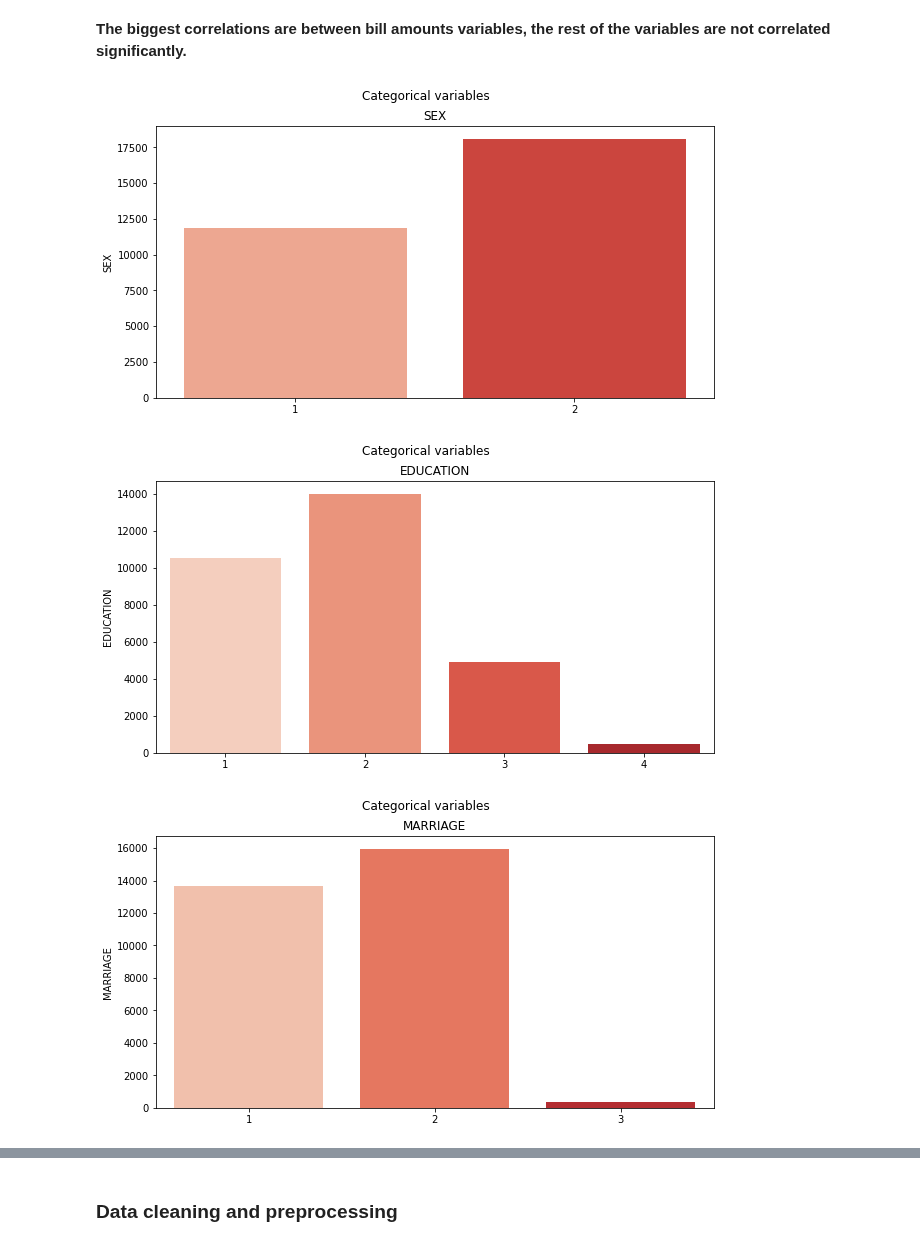
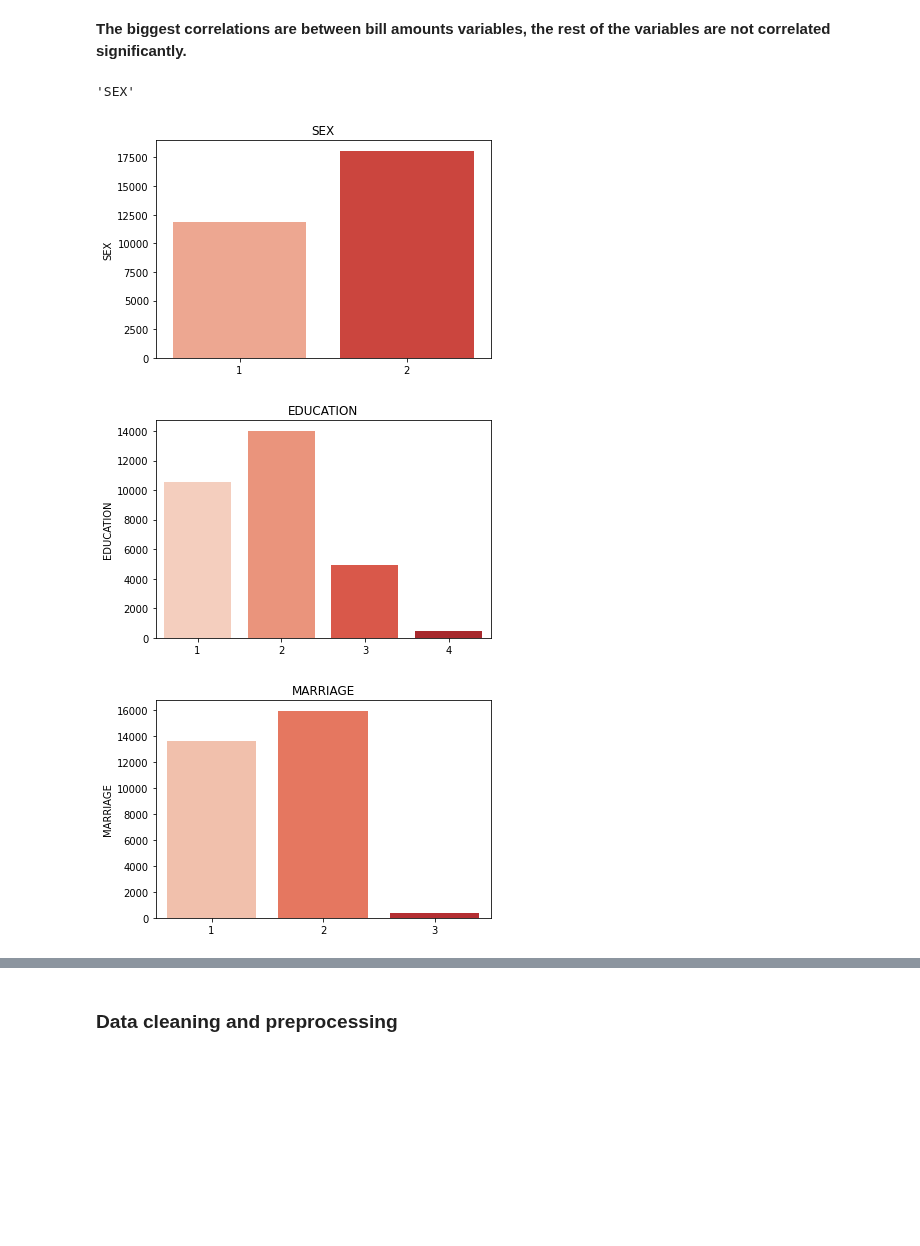
Before and after one commit to pagrkonecta/Konecta_Test, a Jupyter notebook: Konecta_Test_PAGR.ipynb, the cells around one changed output, grey strips where cells are left out. Cells and saved outputs as stored; diff of their text form; code cells hidden in the pictures; blank space fills up the shorter version.

```diff
--- a/Konecta_Test_PAGR.ipynb
+++ b/Konecta_Test_PAGR.ipynb
@@ -198,15 +198,16 @@ plt.show()
 [figure]
 # %% [markdown]
 **The biggest correlations are between bill amounts variables, the rest of the variables are not correlated significantly.**
+# %%
+df_cat.columns[0]
+# %% [output]
+'SEX'
 # %%
 #Categorical data
-
 for i in df_cat.columns:
-  fig, axes = plt.subplots(figsize=(10, 5), sharey=True)
-  fig.suptitle('Categorical variables')
   sns.barplot(x=df_cat[i].value_counts().index,y=df_cat[i].value_counts(), palette = "Reds").set_title(i)
   plt.show()
 # %% [output]
-[figure, old version]
+[figure, new version]
-[figure, old version]
+[figure, new version]
-[figure, old version]
+[figure, new version]
```
Also changed, not shown: parts of 1 cell of this notebook.
